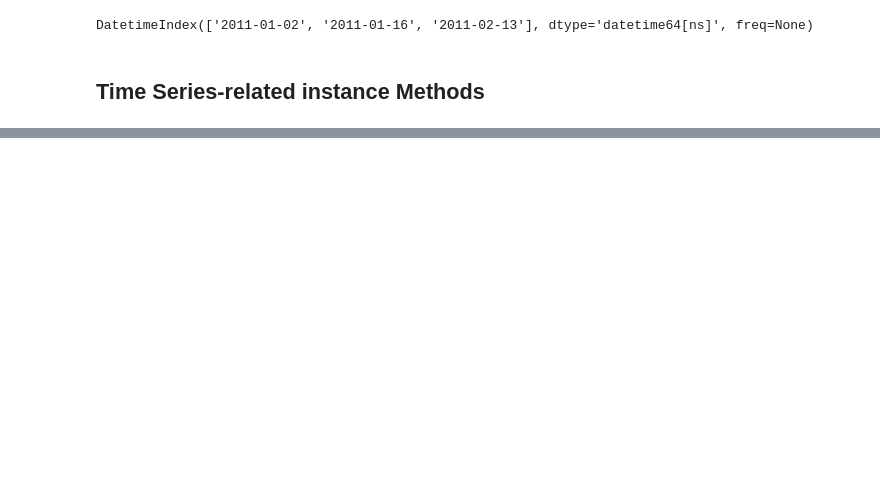
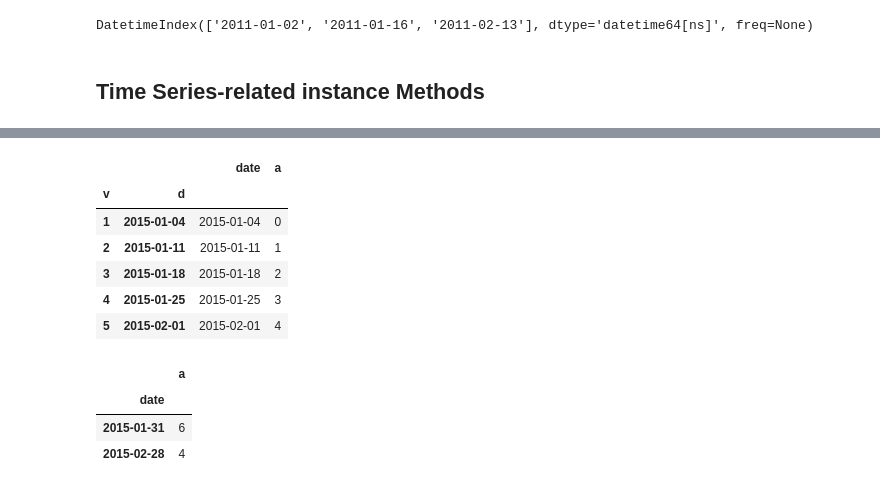
Before and after one commit to 95-percent-ci/BlueSkyHackathon, a Jupyter notebook: PandasTS.ipynb, the cells around one changed output, grey strips where cells are left out. Cells and saved outputs as stored; diff of their text form; code cells hidden in the pictures; blank space fills up the shorter version.

```diff
--- a/PandasTS.ipynb
+++ b/PandasTS.ipynb
@@ -745,0 +983,31 @@ px.line(temp_data, y=['T'])
+# %%
+df = pd.DataFrame(
+
+    {"date": pd.date_range("2015-01-01", freq="W", periods=5), "a": np.arange(5)},
+
+    index=pd.MultiIndex.from_arrays(
+
+        [[1, 2, 3, 4, 5], pd.date_range("2015-01-01", freq="W", periods=5)],
+
+        names=["v", "d"],
+
+    ),
+
+)
+# %%
+df
+# %% [output]
+|  |  | date | a |
+| v | d |  |  |
+| 1 | 2015-01-04 | 2015-01-04 | 0 |
+| 2 | 2015-01-11 | 2015-01-11 | 1 |
+| 3 | 2015-01-18 | 2015-01-18 | 2 |
+| 4 | 2015-01-25 | 2015-01-25 | 3 |
+| 5 | 2015-02-01 | 2015-02-01 | 4 |
+# %%
+df.resample("M", on="date").sum()
+# %% [output]
+|  | a |
+| date |  |
+| 2015-01-31 | 6 |
+| 2015-02-28 | 4 |
```
Also changed, not shown: parts of 98 cells of this notebook, 2 other files.
